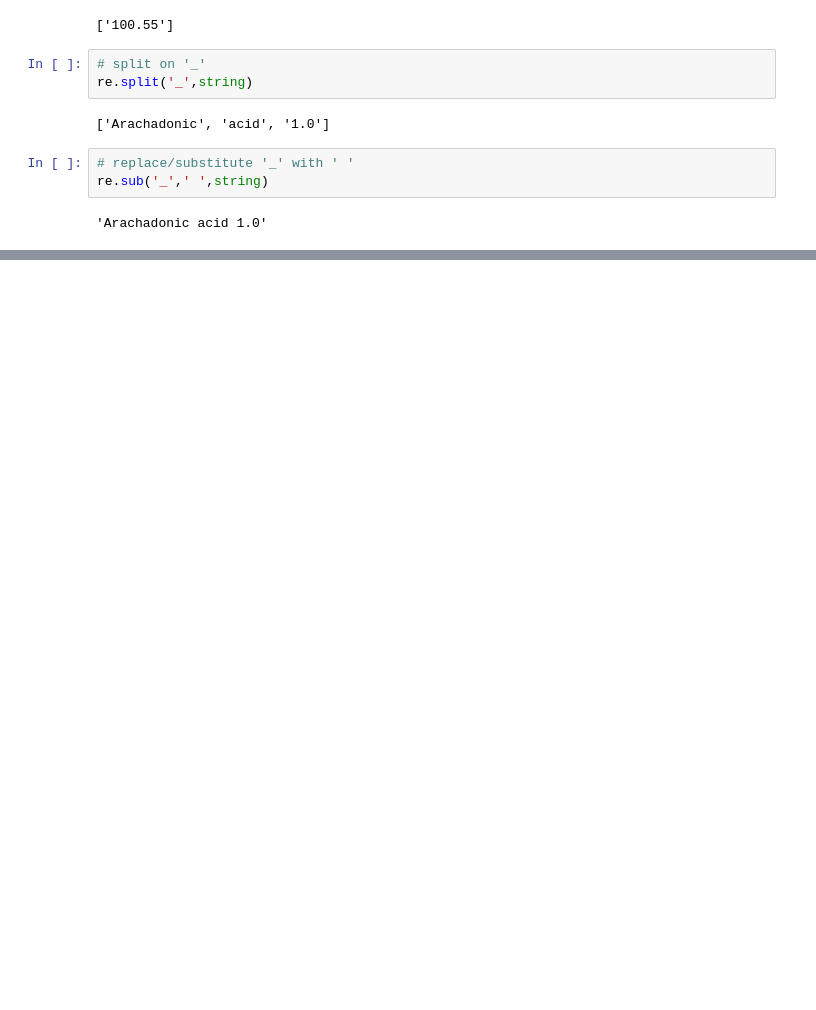
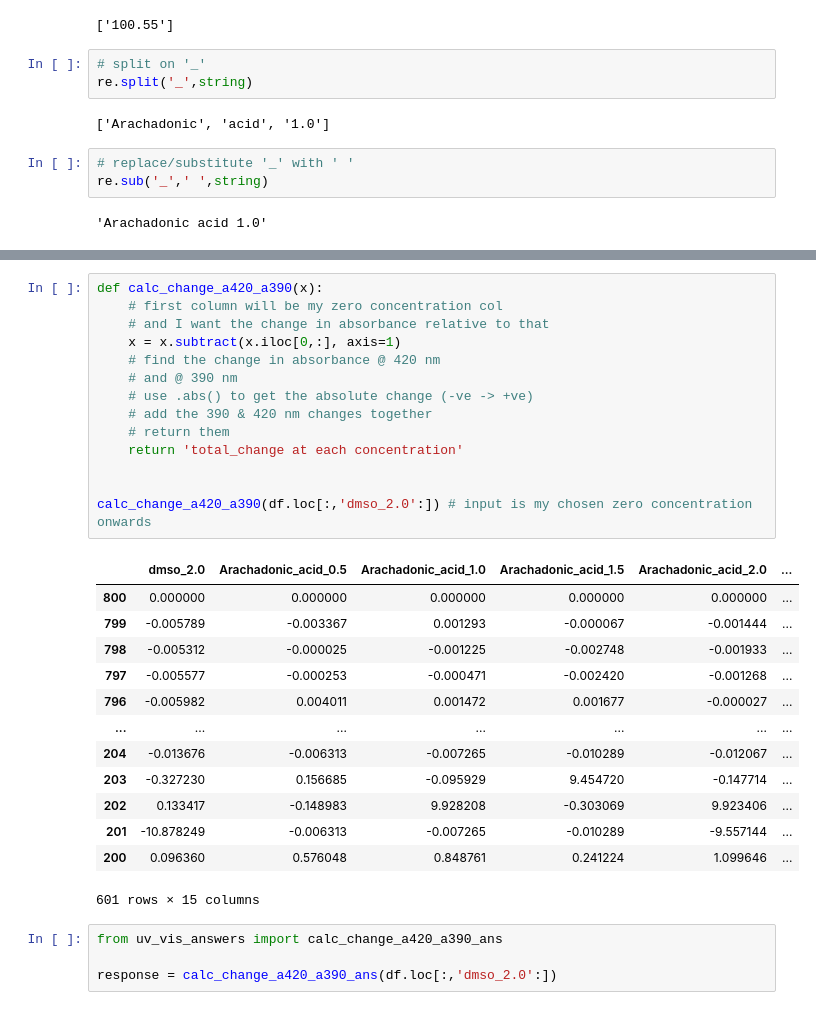
Before and after one commit to UoMMIB/Python-Club, a Jupyter notebook: Tutorials/uv-vis-data.ipynb, the cells around one changed output, grey strips where cells are left out. Cells and saved outputs as stored; diff of their text form; blank space fills up the shorter version.

```diff
--- a/Tutorials/uv-vis-data.ipynb
+++ b/Tutorials/uv-vis-data.ipynb
@@ -588,0 +830,32 @@ given that the final volume is 1ml, the stock concentration is 10 mM and the add
+# %%
+def calc_change_a420_a390(x):
+    # first column will be my zero concentration col
+    # and I want the change in absorbance relative to that
+    x = x.subtract(x.iloc[0,:], axis=1)
+    # find the change in absorbance @ 420 nm
+    # and @ 390 nm
+    # use .abs() to get the absolute change (-ve -> +ve)
+    # add the 390 & 420 nm changes together
+    # return them
+    return 'total_change at each concentration'
+
+
+calc_change_a420_a390(df.loc[:,'dmso_2.0':]) # input is my chosen zero concentration onwards
+# %% [output]
+|  | dmso_2.0 | Arachadonic_acid_0.5 | Arachadonic_acid_1.0 | Arachadonic_acid_1.5 | Arachadonic_acid_2.0 | ... |
+| 800 | 0.000000 | 0.000000 | 0.000000 | 0.000000 | 0.000000 | ... |
+| 799 | -0.005789 | -0.003367 | 0.001293 | -0.000067 | -0.001444 | ... |
+| 798 | -0.005312 | -0.000025 | -0.001225 | -0.002748 | -0.001933 | ... |
+| 797 | -0.005577 | -0.000253 | -0.000471 | -0.002420 | -0.001268 | ... |
+| 796 | -0.005982 | 0.004011 | 0.001472 | 0.001677 | -0.000027 | ... |
+| ... | ... | ... | ... | ... | ... | ... |
+| 204 | -0.013676 | -0.006313 | -0.007265 | -0.010289 | -0.012067 | ... |
+| 203 | -0.327230 | 0.156685 | -0.095929 | 9.454720 | -0.147714 | ... |
+| 202 | 0.133417 | -0.148983 | 9.928208 | -0.303069 | 9.923406 | ... |
+| 201 | -10.878249 | -0.006313 | -0.007265 | -0.010289 | -9.557144 | ... |
+| 200 | 0.096360 | 0.576048 | 0.848761 | 0.241224 | 1.099646 | ... |
+601 rows × 15 columns
+# %%
+from uv_vis_answers import calc_change_a420_a390_ans
+
+response = calc_change_a420_a390_ans(df.loc[:,'dmso_2.0':])
```
Also changed, not shown: parts of 29 cells of this notebook, 1 other file.
